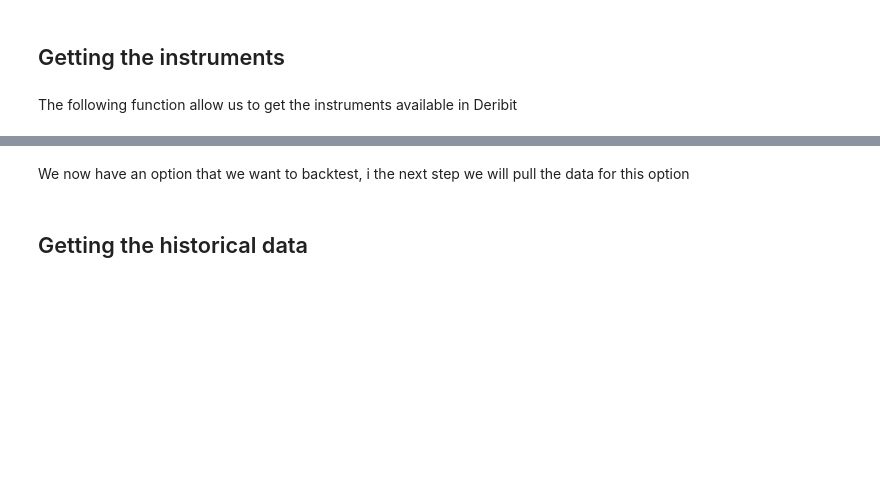
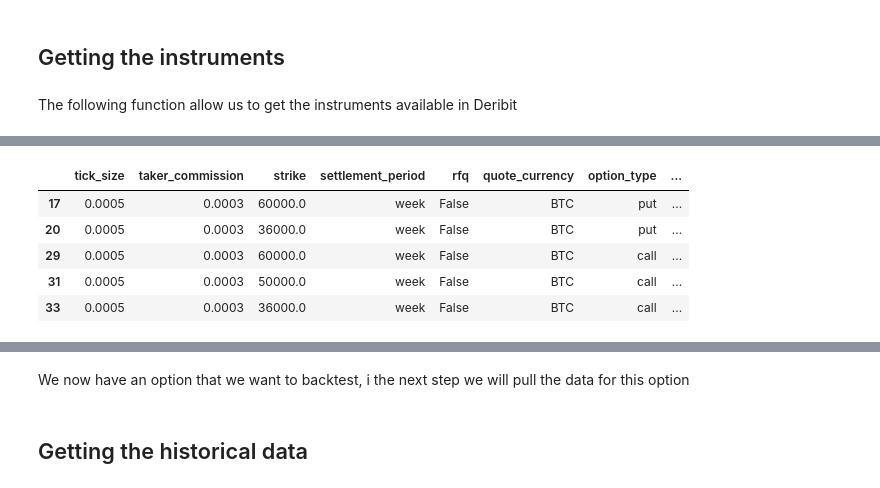
Before and after one commit to marcNY/crypto_option_dashboard, a Jupyter notebook: notebooks/demo.ipynb, the cells around one changed output, grey strips where cells are left out. Drawn from its saved outputs; the diff is of its cells as text; code cells hidden in the pictures; blank space fills up the shorter version.

```diff
--- a/notebooks/demo.ipynb
+++ b/notebooks/demo.ipynb
@@ -64,0 +64,10 @@ instruments.loc[
+# %%
+instruments_21t=instruments.loc[instruments.life_of_option.dt.days==21]
+instruments_21t.head()
+# %% [output]
+|  | tick_size | taker_commission | strike | settlement_period | rfq | quote_currency | option_type | ... |
+| 17 | 0.0005 | 0.0003 | 60000.0 | week | False | BTC | put | ... |
+| 20 | 0.0005 | 0.0003 | 36000.0 | week | False | BTC | put | ... |
+| 29 | 0.0005 | 0.0003 | 60000.0 | week | False | BTC | call | ... |
+| 31 | 0.0005 | 0.0003 | 50000.0 | week | False | BTC | call | ... |
+| 33 | 0.0005 | 0.0003 | 36000.0 | week | False | BTC | call | ... |
```
Also changed, not shown: parts of 13 cells of this notebook, 1 other file.
